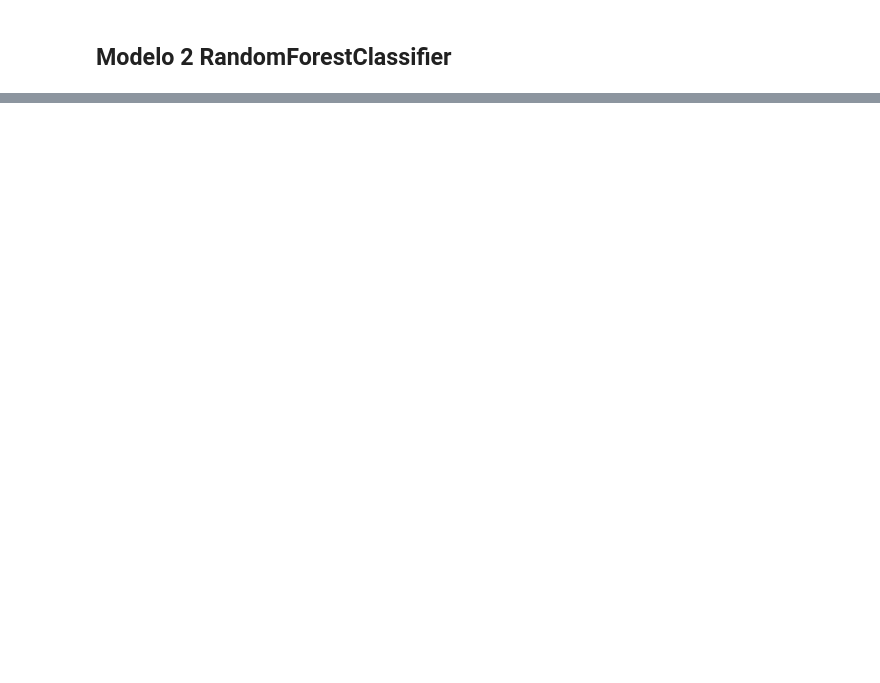
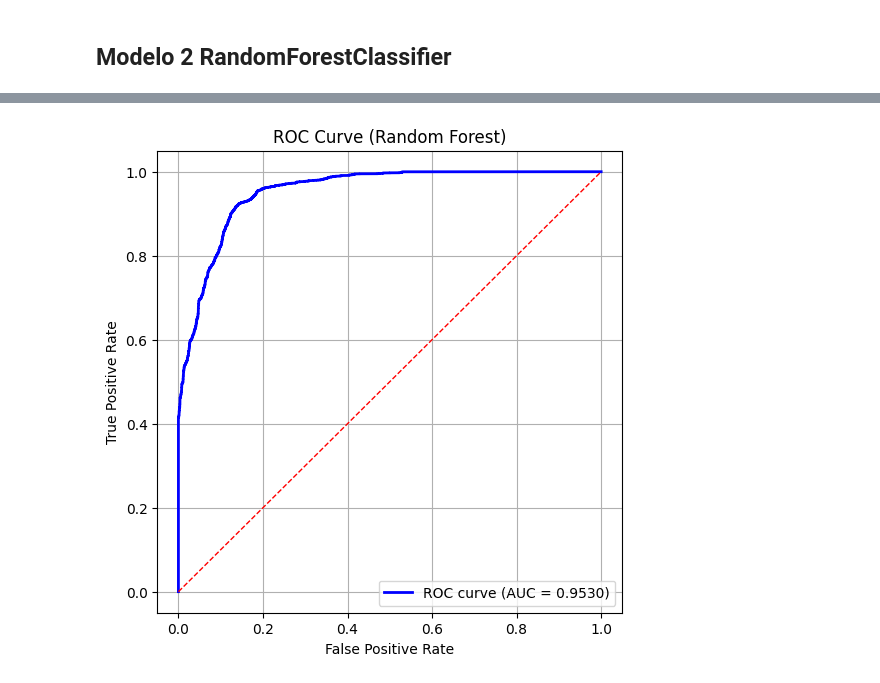
Before and after one commit to jiropardo/mlpipeline, a Jupyter notebook: proyecto.ipynb, the cells around one changed output, grey strips where cells are left out. Cells and saved outputs as stored; diff of their text form; code cells hidden in the pictures; blank space fills up the shorter version.

```diff
--- a/proyecto.ipynb
+++ b/proyecto.ipynb
@@ -119,3 +120,12 @@ for c in numeric_cols:
     df_datos = df_datos.withColumn(c,
                   regexp_replace(col(c), ",", "").cast("float"))
+# %%
+#convertig SI a 1 y NO a 0
+
+from pyspark.sql.functions import col, when, upper, trim
+
+df_datos = df_datos.withColumn(
+    "ASALTO_ARMADO_NUM",
+    when(upper(trim(col("ASALTO_ARMADO"))) == "SI", 1).otherwise(0)
+)
 # %%
@@ -286,7 +244,7 @@ numeric_cols = ['Total_Asaltos','Total_Personas_Canton',
                 'IngresoPromedio','IndiceDesarolloHumano','EsperanzaVida',
                 'IndiceBienestarMaterial','IndiceConocimiento']
 
-target = 'ASALTO_ARMADO'
+target = 'ASALTO_ARMADO_NUM'
 
 # --- 1️⃣ Aplicar StringIndexer a columnas categóricas
 for c in categorical_cols:
@@ -306,6 +264,3 @@ assembler = VectorAssembler(
 )
 
 vector_df = assembler.transform(df_datos).select('features', target)
-
-# --- 5️⃣ Verificar
-vector_df.show(5)
@@ -386,7 +334,7 @@ from pyspark.ml.tuning import CrossValidator, ParamGridBuilder
 train_df, val_df = vector_df.randomSplit([0.8, 0.2], seed=42)
 
 # === Modelo 1 regresion logistica  ===
-lr = LogisticRegression(featuresCol="features", labelCol="diagnosed_diabetes")
+lr = LogisticRegression(featuresCol="features", labelCol="ASALTO_ARMADO_NUM")
 
 # Grilla de Prametros
 paramGrid_lr = (ParamGridBuilder()
@@ -395,7 +343,7 @@ paramGrid_lr = (ParamGridBuilder()
 
 
 # Funcion de evaluacion
-evaluator = BinaryClassificationEvaluator(labelCol="diagnosed_diabetes", metricName="areaUnderROC")
+evaluator = BinaryClassificationEvaluator(labelCol="ASALTO_ARMADO_NUM", metricName="areaUnderROC")
 
 # validacion cruzada en 5 folds
 cv_lr = CrossValidator(estimator=lr,
@@ -611,0 +597,59 @@ plt.show()
+# %%
+import matplotlib.pyplot as plt
+from pyspark.sql.functions import col, udf
+from pyspark.sql.types import DoubleType
+
+# --- 1️⃣ Extract probability of positive class from SparseVector struct
+def extract_prob(prob_struct):
+    return float(prob_struct.values[1])  # probability of class 1
+
+extract_prob_udf = udf(extract_prob, DoubleType())
+
+preds_with_prob = predictions_rf.withColumn(
+    "probability_class1", extract_prob_udf(col("probability"))
+).select("probability_class1", "ASALTO_ARMADO_NUM")
+
+# --- 2️⃣ Convert to Pandas for easier plotting
+pdf = preds_with_prob.toPandas()
+y_true = pdf["ASALTO_ARMADO_NUM"].values
+y_scores = pdf["probability_class1"].values
+
+# --- 3️⃣ Compute ROC points manually
+# Sort by predicted score descending
+sorted_indices = (-y_scores).argsort()
+y_scores_sorted = y_scores[sorted_indices]
+y_true_sorted = y_true[sorted_indices]
+
+P = sum(y_true)
+N = len(y_true) - P
+
+tpr_list = []
+fpr_list = []
+
+tp = 0
+fp = 0
+
+for i in range(len(y_true_sorted)):
+    if y_true_sorted[i] == 1:
+        tp += 1
+    else:
+        fp += 1
+    tpr_list.append(tp / P)
+    fpr_list.append(fp / N)
+
+# --- 4️⃣ Compute approximate AUC
+auc = 0
+for i in range(1, len(fpr_list)):
+    auc += (fpr_list[i] - fpr_list[i-1]) * (tpr_list[i] + tpr_list[i-1]) / 2
+
+# --- 5️⃣ Plot ROC
+plt.figure(figsize=(6,6))
+plt.plot(fpr_list, tpr_list, color="blue", lw=2, label=f"ROC curve (AUC = {auc:.4f})")
+plt.plot([0,1], [0,1], color="red", lw=1, linestyle="--")
+plt.xlabel("False Positive Rate")
+plt.ylabel("True Positive Rate")
+plt.title("ROC Curve (Random Forest)")
+plt.legend(loc="lower right")
+plt.grid(True)
+plt.show()
+# %% [output]
@@ -611,0 +657 @@ plt.show()
+[figure, added]
```
Also changed, not shown: parts of 22 cells of this notebook.
